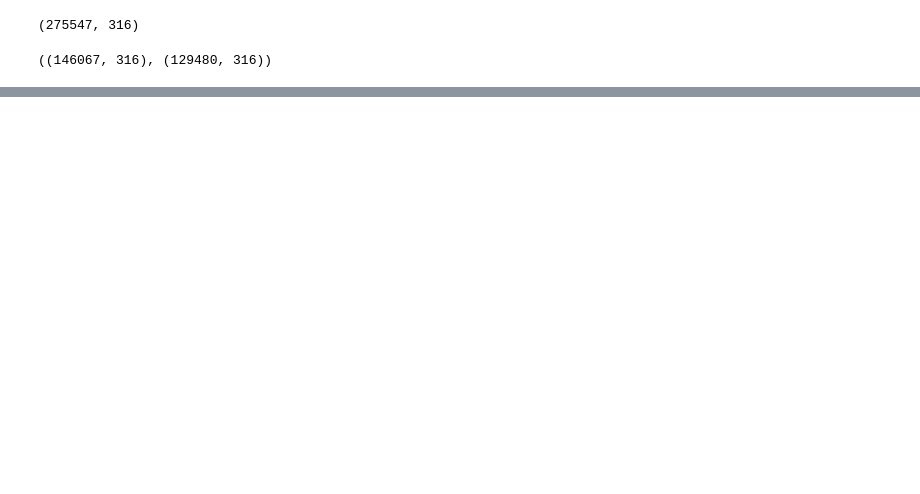
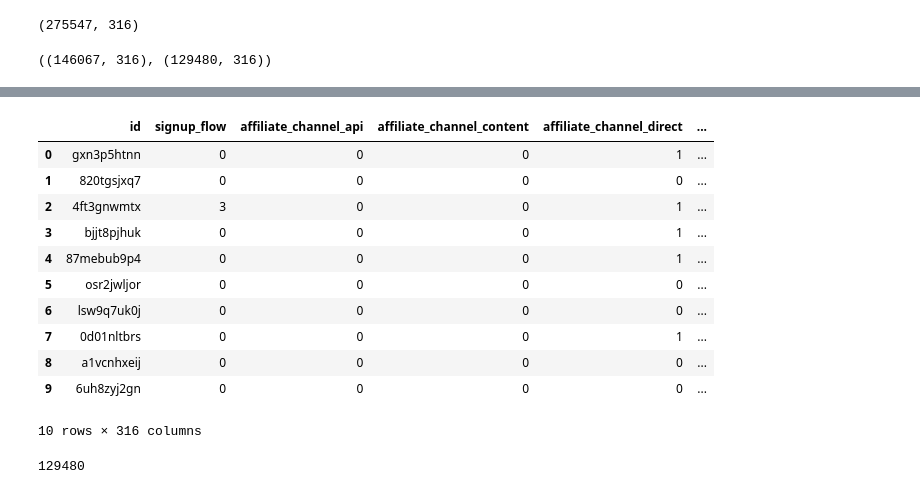
Before and after one commit to ah3200/airbnb-kaggle, a Jupyter notebook: Airbnb-KNN-imputation.ipynb, the cells around one changed output, grey strips where cells are left out. Drawn from its saved outputs; the diff is of its cells as text; code cells hidden in the pictures; blank space fills up the shorter version.

```diff
--- a/Airbnb-KNN-imputation.ipynb
+++ b/Airbnb-KNN-imputation.ipynb
@@ -114,5 +136,5 @@ encode_users.shape, t_users[num_features].shape
 # %%
-df_users = pd.merge(t_users[other_features], encode_users, how='inner', left_index=True, right_index=True)
+df_users = pd.merge(encode_users, t_users[other_features], how='inner', left_index=True, right_index=True)
 # %%
 df_users.shape
 # %% [output]
@@ -150,0 +247,19 @@ neigh = KNeighborsClassifier(n_neighbors=5)
+# %%
+all_users.head(10)
+# %% [output]
+|  | id | signup_flow | affiliate_channel_api | affiliate_channel_content | affiliate_channel_direct | ... |
+| 0 | gxn3p5htnn | 0 | 0 | 0 | 1 | ... |
+| 1 | 820tgsjxq7 | 0 | 0 | 0 | 0 | ... |
+| 2 | 4ft3gnwmtx | 3 | 0 | 0 | 1 | ... |
+| 3 | bjjt8pjhuk | 0 | 0 | 0 | 1 | ... |
+| 4 | 87mebub9p4 | 0 | 0 | 0 | 1 | ... |
+| 5 | osr2jwljor | 0 | 0 | 0 | 0 | ... |
+| 6 | lsw9q7uk0j | 0 | 0 | 0 | 0 | ... |
+| 7 | 0d01nltbrs | 0 | 0 | 0 | 1 | ... |
+| 8 | a1vcnhxeij | 0 | 0 | 0 | 0 | ... |
+| 9 | 6uh8zyj2gn | 0 | 0 | 0 | 0 | ... |
+10 rows × 316 columns
+# %%
+all_users.gender.isnull().sum()
+# %% [output]
+129480
```
Also changed, not shown: parts of 57 cells of this notebook, 1 other file.
